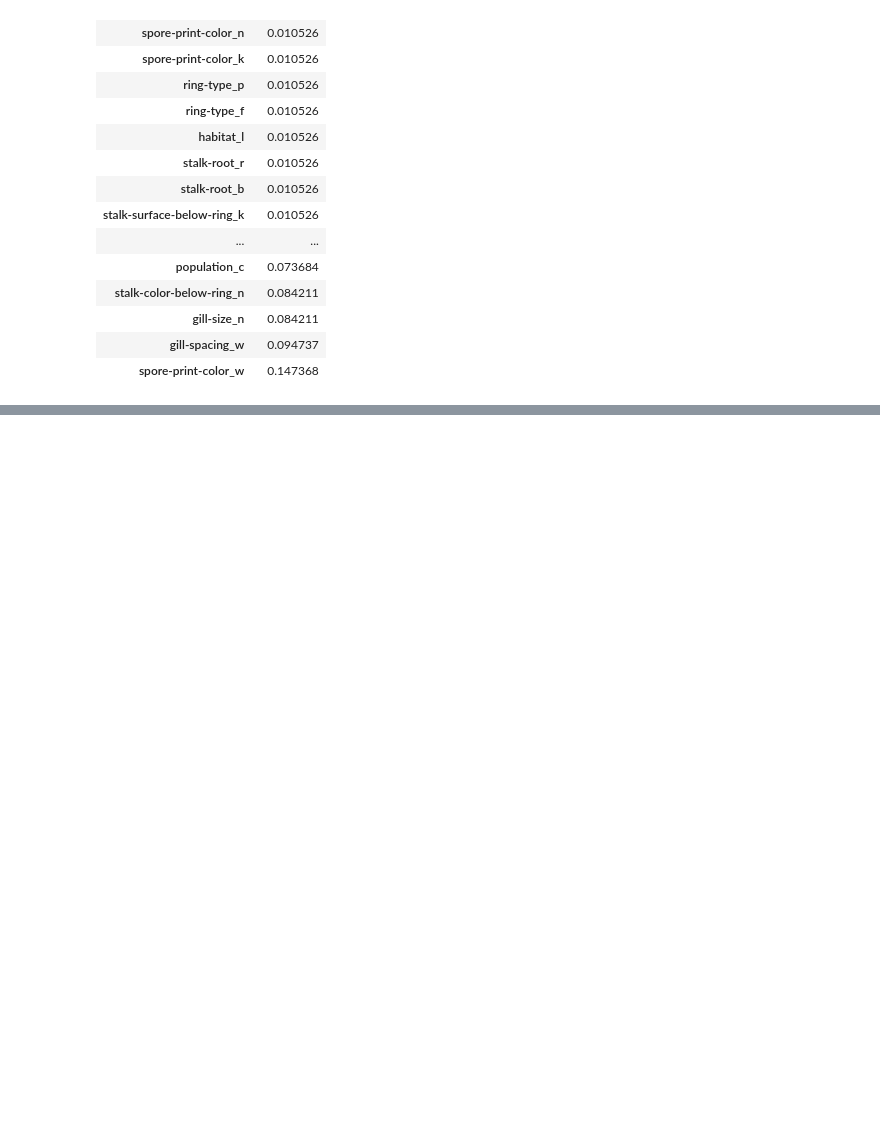
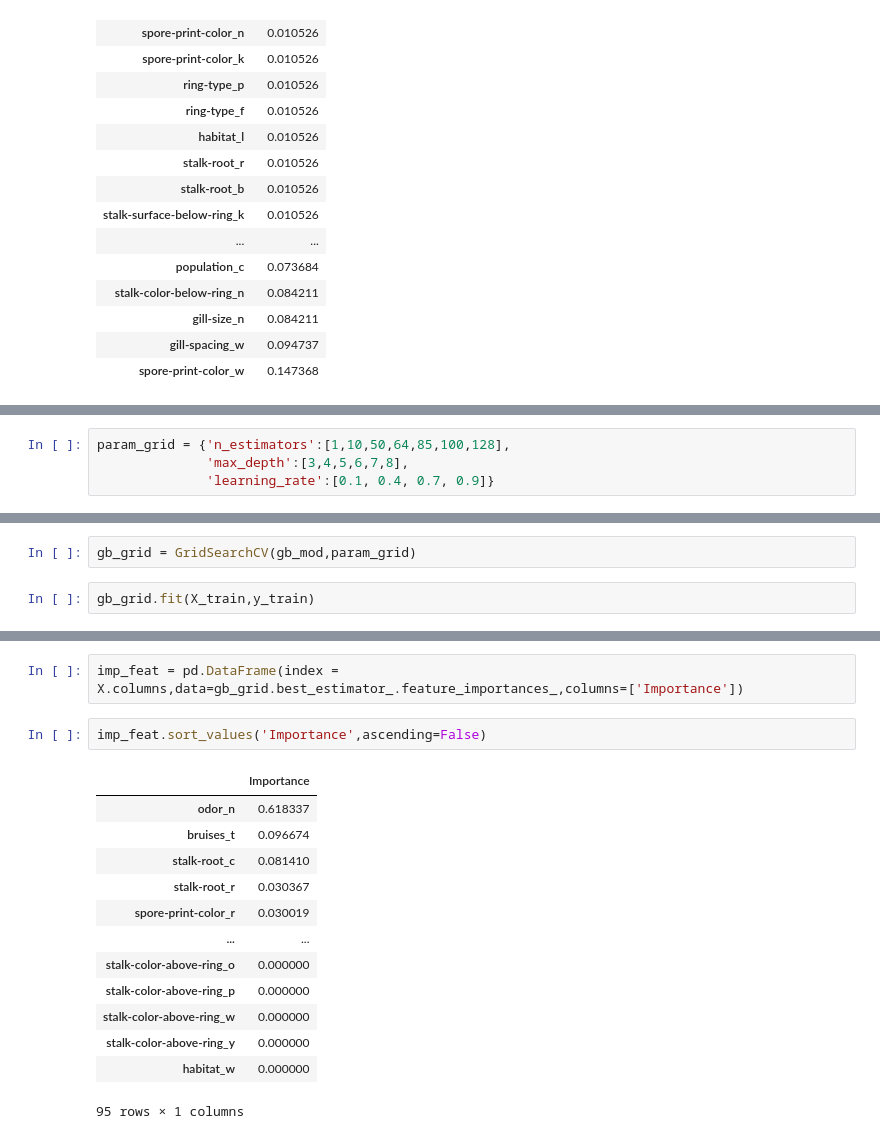
Before and after one commit to SaiKapilKumar/Machine-Learning-practice-iHUB-IITRoorkee-Sept-2023, a Jupyter notebook: Machine_learning_Algorithms/1_AdaBoost.ipynb, the cells around one changed output, grey strips where cells are left out. Drawn from its saved outputs; the diff is of its cells as text; blank space fills up the shorter version.

```diff
--- a/Machine_learning_Algorithms/1_AdaBoost.ipynb
+++ b/Machine_learning_Algorithms/1_AdaBoost.ipynb
@@ -226,0 +233,4 @@ df1[df1['Importance']>0].sort_values('Importance')
+# %%
+param_grid = {'n_estimators':[1,10,50,64,85,100,128],
+              'max_depth':[3,4,5,6,7,8],
+              'learning_rate':[0.1, 0.4, 0.7, 0.9]}
@@ -226,0 +239,4 @@ df1[df1['Importance']>0].sort_values('Importance')
+# %%
+gb_grid = GridSearchCV(gb_mod,param_grid)
+# %%
+gb_grid.fit(X_train,y_train)
@@ -226,0 +285,18 @@ df1[df1['Importance']>0].sort_values('Importance')
+# %%
+imp_feat = pd.DataFrame(index = X.columns,data=gb_grid.best_estimator_.feature_importances_,columns=['Importance'])
+# %%
+imp_feat.sort_values('Importance',ascending=False)
+# %% [output]
+|  | Importance |
+| odor_n | 0.618337 |
+| bruises_t | 0.096674 |
+| stalk-root_c | 0.081410 |
+| stalk-root_r | 0.030367 |
+| spore-print-color_r | 0.030019 |
+| ... | ... |
+| stalk-color-above-ring_o | 0.000000 |
+| stalk-color-above-ring_p | 0.000000 |
+| stalk-color-above-ring_w | 0.000000 |
+| stalk-color-above-ring_y | 0.000000 |
+| habitat_w | 0.000000 |
+95 rows × 1 columns
```
Also changed, not shown: parts of 9 cells of this notebook, 7 other files.
